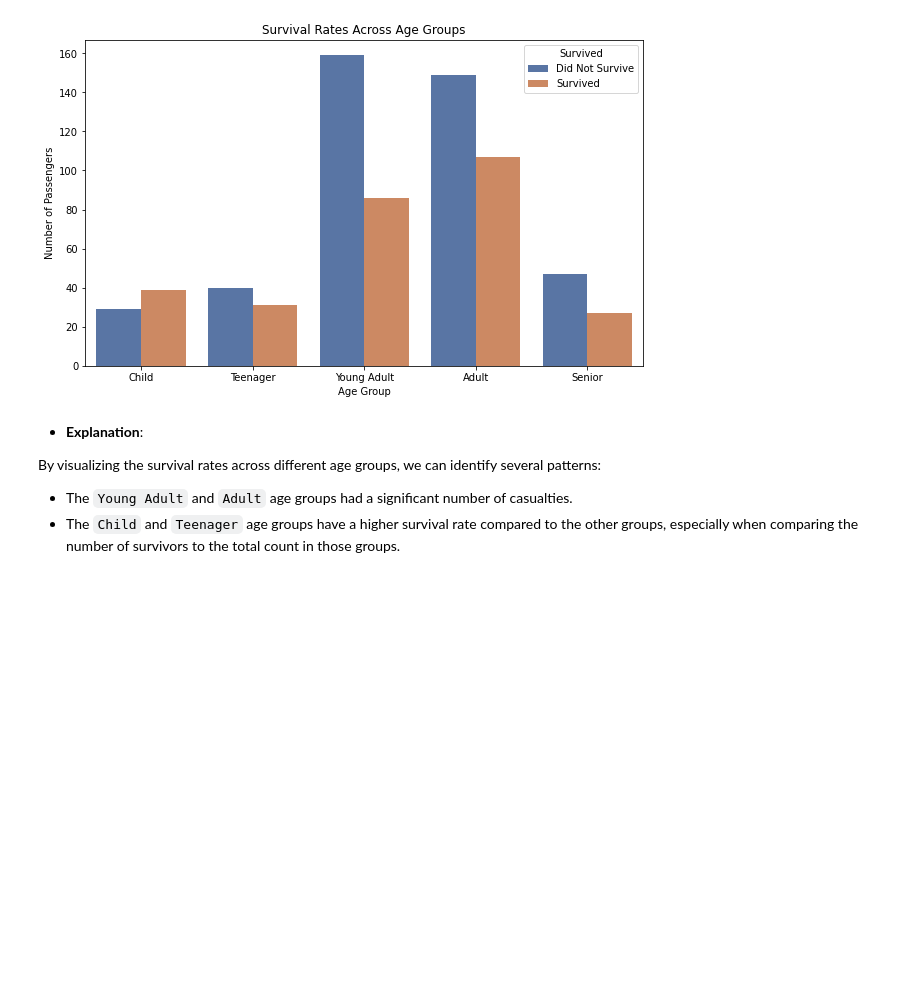
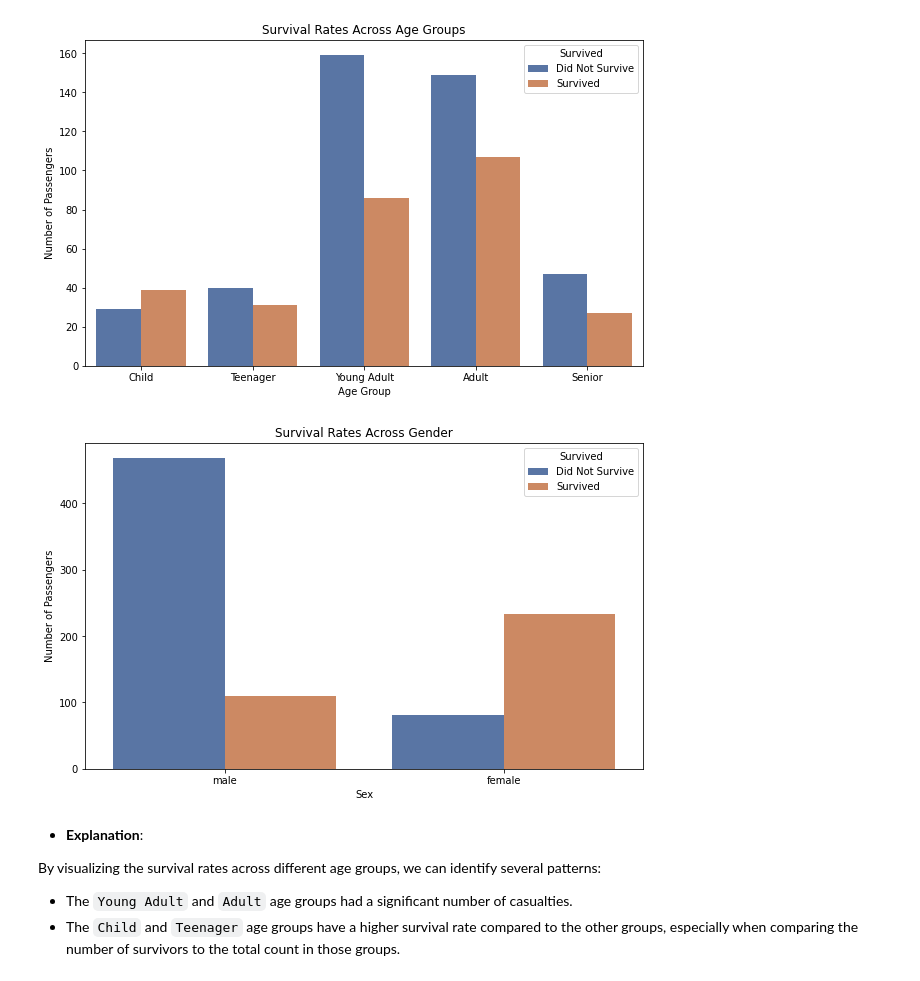
Before and after one commit to shaq31415926/March-Bootcamp, a Jupyter notebook: week2/01_intro_to_maths_stats_live_coding.ipynb, the cells around one changed output. Saved outputs shown, nothing was run; the diff lists cells and outputs as text; code cells hidden in the pictures; blank space fills up the shorter version.

```diff
--- a/week2/01_intro_to_maths_stats_live_coding.ipynb
+++ b/week2/01_intro_to_maths_stats_live_coding.ipynb
@@ -45,7 +53,7 @@ from scipy import stats
 ## Loading the Dataset
 # %%
 # Load the Titanic dataset from the data folder
-titanic_data = pd.read_csv('./data/titanic.csv')
+titanic_data = pd.read_csv('../data/titanic.csv')
 # %% [markdown]
 ## Exploratory Data Analysis (EDA)
 # %% [markdown]
@@ -643,6 +663,17 @@ plt.legend(title='Survived', labels=['Did Not Survive', 'Survived'])
 plt.show()
 # %% [output]
 [figure]
+# %%
+# Creating the bar plot
+plt.figure(figsize=(10, 6))
+sns.countplot(data=titanic_data, x='Sex', hue='Survived', palette='deep')
+plt.title('Survival Rates Across Gender')
+plt.xlabel('Sex')
+plt.ylabel('Number of Passengers')
+plt.legend(title='Survived', labels=['Did Not Survive', 'Survived'])
+plt.show()
+# %% [output]
+[figure, added]
 # %% [markdown]
 - **Explanation**:
 
```
Also changed, not shown: parts of 13 cells of this notebook.
